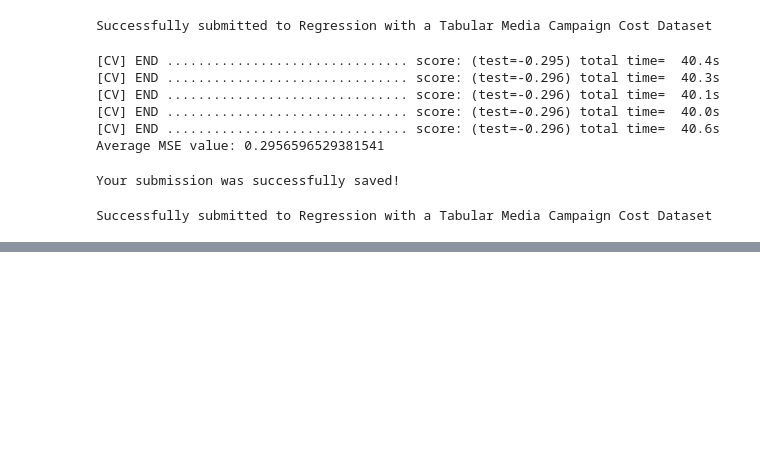
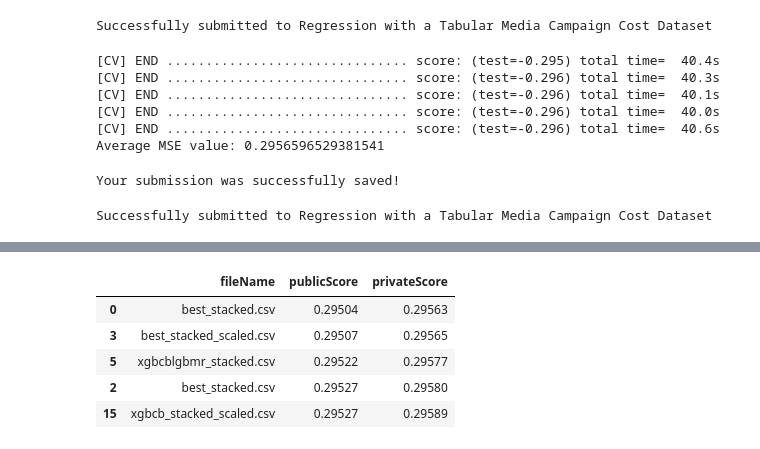
Before and after one commit to BanulaKumarage/ML-LAB2, a Jupyter notebook: regressor.ipynb, the cells around one changed output, grey strips where cells are left out. Saved outputs shown, nothing was run; the diff lists cells and outputs as text; code cells hidden in the pictures; blank space fills up the shorter version.

```diff
--- a/regressor.ipynb
+++ b/regressor.ipynb
@@ -19 +53,10 @@ warnings.filterwarnings('ignore')
+# %%
+def get_best_scores(count = 1):
+    command = "kaggle competitions submissions playground-series-s3e11 -v --csv"
+    output = subprocess.check_output(command, shell=True, text=True)
+    df = pd.read_csv(StringIO(output))
+    df.drop(['date', 'description', 'status'], axis=1, inplace=True)
+    df_sorted = df.sort_values(by='privateScore')
+    unique_lowest_private_score_rows = df_sorted.drop_duplicates(subset='privateScore', keep='first')
+    return unique_lowest_private_score_rows.head(count)
 # %%
@@ -317,3 +497,12 @@ submission.csv            2023-09-28 06:01:22               complete  0.31597
 submission2.csv           2023-09-26 16:43:04               complete  0.30222      0.30305
 submission2.csv           2023-09-26 16:38:15               complete  0.30398      0.30501
 submission.csv            2023-09-26 15:02:01  Initial      complete  0.30134      0.30204
+# %%
+get_best_scores(count =  5)
+# %% [output]
+|  | fileName | publicScore | privateScore |
+| 0 | best_stacked.csv | 0.29504 | 0.29563 |
+| 3 | best_stacked_scaled.csv | 0.29507 | 0.29565 |
+| 5 | xgbcblgbmr_stacked.csv | 0.29522 | 0.29577 |
+| 2 | best_stacked.csv | 0.29527 | 0.29580 |
+| 15 | xgbcb_stacked_scaled.csv | 0.29527 | 0.29589 |
```
Also changed, not shown: parts of 27 cells of this notebook.
